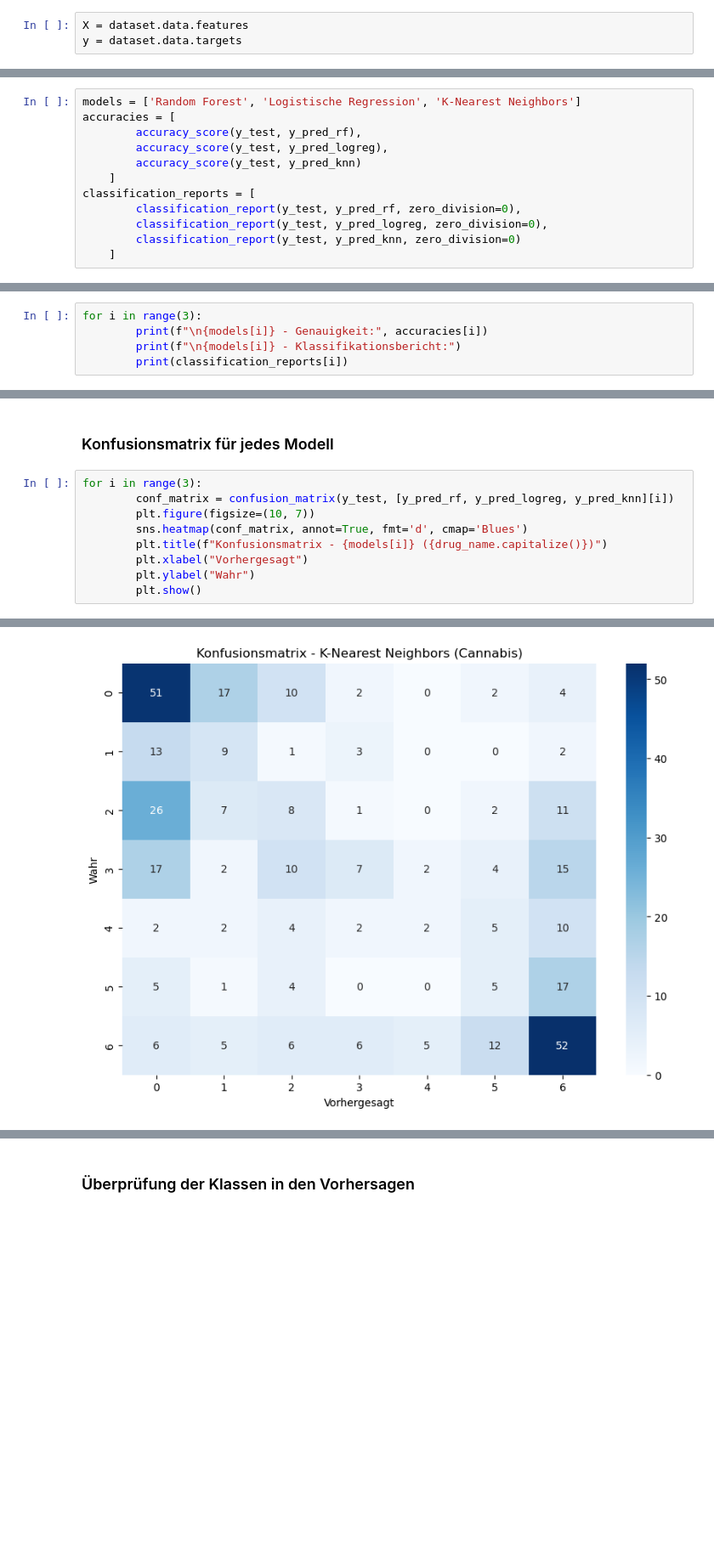
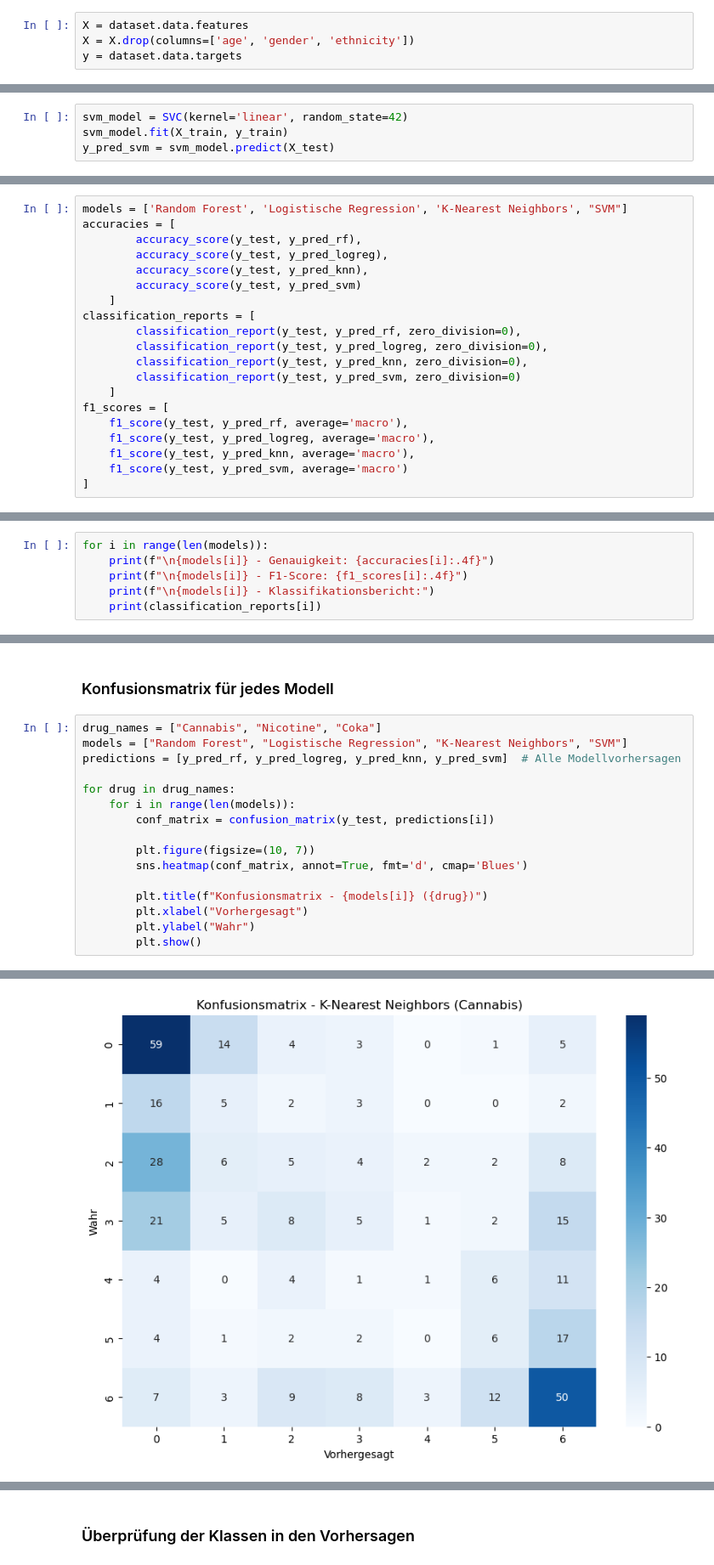
Before and after one commit to Salih-Kelmendi/LuisSalihML, a Jupyter notebook: Drug-Consumption.ipynb, the cells around one changed output, grey strips where cells are left out. Shown: that part at 85% size. Cells and saved outputs as stored; diff of their text form; blank space fills up the shorter version.

```diff
--- a/Drug-Consumption.ipynb
+++ b/Drug-Consumption.ipynb
@@ -22,6 +23,7 @@ dataset = fetch_ucirepo(id=373)
 ### Daten (Features und Zielvariable)
 # %%
 X = dataset.data.features
+X = X.drop(columns=['age', 'gender', 'ethnicity'])
 y = dataset.data.targets
 # %% [markdown]
 ### Erste Übersicht der Features und der Zielvariablen
@@ -135,22 +142,35 @@ y_pred_knn = knn_model.predict(X_test)
+# %%
+svm_model = SVC(kernel='linear', random_state=42)
+svm_model.fit(X_train, y_train)
+y_pred_svm = svm_model.predict(X_test)
 # %% [markdown]
 ### Ergebnisse für alle Modelle
 # %%
-models = ['Random Forest', 'Logistische Regression', 'K-Nearest Neighbors']
+models = ['Random Forest', 'Logistische Regression', 'K-Nearest Neighbors', "SVM"]
 accuracies = [
         accuracy_score(y_test, y_pred_rf),
         accuracy_score(y_test, y_pred_logreg),
-        accuracy_score(y_test, y_pred_knn)
+        accuracy_score(y_test, y_pred_knn),
+        accuracy_score(y_test, y_pred_svm)
     ]
 classification_reports = [
         classification_report(y_test, y_pred_rf, zero_division=0),
         classification_report(y_test, y_pred_logreg, zero_division=0),
-        classification_report(y_test, y_pred_knn, zero_division=0)
+        classification_report(y_test, y_pred_knn, zero_division=0),
+        classification_report(y_test, y_pred_svm, zero_division=0)
     ]
+f1_scores = [
+    f1_score(y_test, y_pred_rf, average='macro'),
+    f1_score(y_test, y_pred_logreg, average='macro'),
+    f1_score(y_test, y_pred_knn, average='macro'),
+    f1_score(y_test, y_pred_svm, average='macro')
+]
 # %% [markdown]
 ### Ausgabe der Genauigkeit und Klassifikationsberichte
 # %%
-for i in range(3):
-        print(f"\n{models[i]} - Genauigkeit:", accuracies[i])
-        print(f"\n{models[i]} - Klassifikationsbericht:")
-        print(classification_reports[i])
+for i in range(len(models)):
+    print(f"\n{models[i]} - Genauigkeit: {accuracies[i]:.4f}")
+    print(f"\n{models[i]} - F1-Score: {f1_scores[i]:.4f}")
+    print(f"\n{models[i]} - Klassifikationsbericht:")
+    print(classification_reports[i])
 # %% [output]
@@ -185,11 +239,18 @@ plt.show()
 # %% [markdown]
 ### Konfusionsmatrix für jedes Modell
 # %%
-for i in range(3):
-        conf_matrix = confusion_matrix(y_test, [y_pred_rf, y_pred_logreg, y_pred_knn][i])
+drug_names = ["Cannabis", "Nicotine", "Coka"]
+models = ["Random Forest", "Logistische Regression", "K-Nearest Neighbors", "SVM"]
+predictions = [y_pred_rf, y_pred_logreg, y_pred_knn, y_pred_svm]  # Alle Modellvorhersagen
+
+for drug in drug_names:
+    for i in range(len(models)):
+        conf_matrix = confusion_matrix(y_test, predictions[i])
+
         plt.figure(figsize=(10, 7))
         sns.heatmap(conf_matrix, annot=True, fmt='d', cmap='Blues')
-        plt.title(f"Konfusionsmatrix - {models[i]} ({drug_name.capitalize()})")
+
+        plt.title(f"Konfusionsmatrix - {models[i]} ({drug})")
         plt.xlabel("Vorhergesagt")
         plt.ylabel("Wahr")
         plt.show()
@@ -199 +260 @@ for i in range(3):
-[figure, old version]
+[figure, new version]
```
Also changed, not shown: parts of 10 cells of this notebook.
